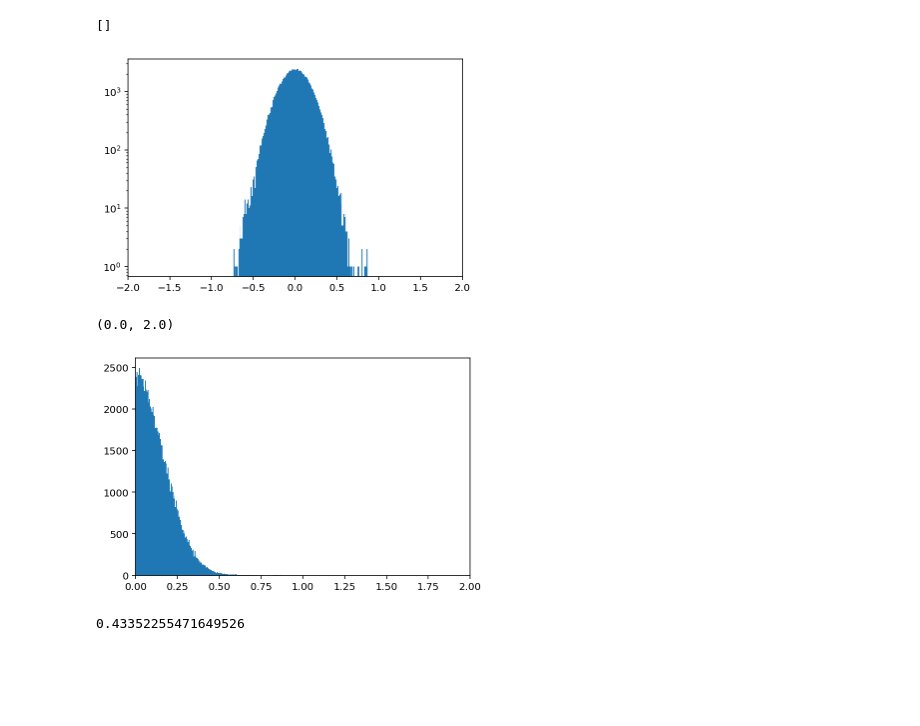
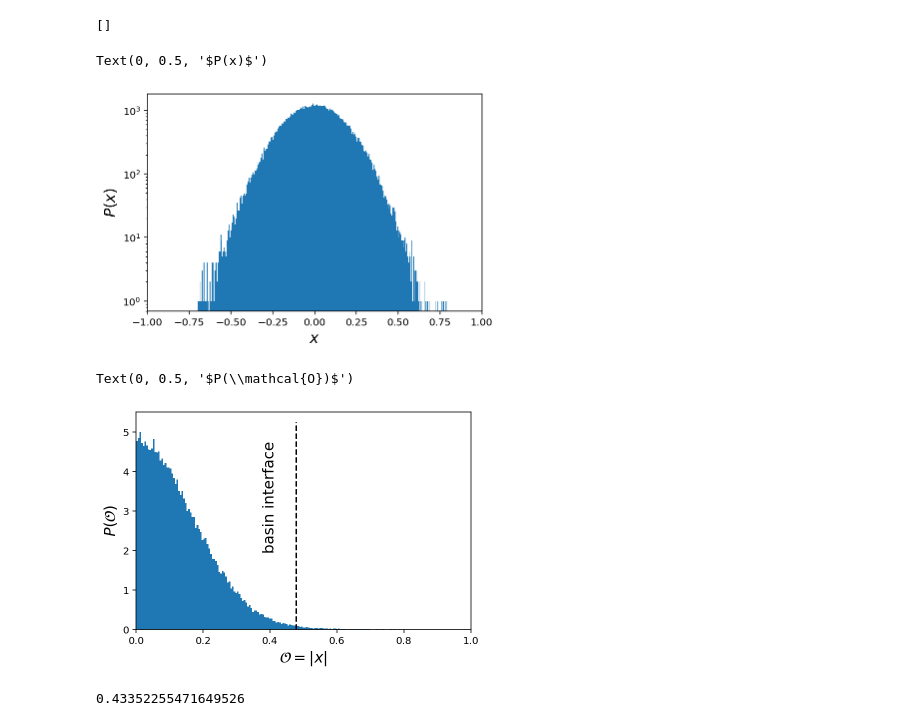
Before and after one commit to ianrgraham/monk, a Jupyter notebook: experiments/forward-flux/particle-hopping.ipynb, the cells around one changed output. Cells and saved outputs as stored; diff of their text form; code cells hidden in the pictures; blank space fills up the shorter version.

```diff
--- a/experiments/forward-flux/particle-hopping.ipynb
+++ b/experiments/forward-flux/particle-hopping.ipynb
@@ -306,7 +306,7 @@ plt.plot(x, rv.pdf(x))
 # %%
 sim = FFTestSim(0.40, rng, op, force_0, threshold=1.0, dt=0.1)
 # %%
-sim.basin = sim.sample_basin(10_000, quant=0.99)
+sim.basin = sim.sample_basin(100_000, quant=0.995)
 # %%
 sim.x
 # %% [output]
@@ -318,5 +318,5 @@ sim.basin
 # %%
-ff_data = sim.run_ff(100, 1000, 0.05)
+ff_data = sim.run_ff(10, 1000, 0.05)
 # %% [output]
 state: 0
 state: 1
@@ -406,18 +415,25 @@ sim.out_op
 # %% [output]
 []
 # %%
-plt.hist(sim.out_x, bins=np.linspace(-2.0, 2.0, 400))
-plt.xlim(-2.0, 2.0)
+plt.hist(sim.out_x, bins=np.linspace(-1.0, 1.0, 400))
+plt.xlim(-1.0, 1.0)
 plt.yscale('log')
+plt.xlabel(r"$x$", size=15)
+plt.ylabel(r"$P(x)$", size=15)
 # %% [output]
+Text(0, 0.5, '$P(x)$')
-[figure, old version]
+[figure, new version]
 # %%
-plt.hist(sim.out_op, bins=np.linspace(0.0, 2.0, 400))
-plt.xlim(0.0, 2.0)
+plt.hist(sim.out_op, bins=np.linspace(0.0, 1.0, 200), density=True)
+plt.xlim(0.0, 1.0)
 # plt.yscale('log')
+plt.vlines(sim.basin, *plt.ylim(), "k", linestyles="--")
+plt.text(sim.basin-.1, 2, "basin interface", size=15, rotation=90)
+plt.xlabel(r"$\mathcal{O}=|x|$", size=15)
+plt.ylabel(r"$P(\mathcal{O})$", size=15)
 # %% [output]
-(0.0, 2.0)
+Text(0, 0.5, '$P(\\mathcal{O})$')
-[figure, old version]
+[figure, new version]
 # %%
 np.quantile(sim.out_op, 0.99)
 # %% [output]
```
Also changed, not shown: parts of 15 cells of this notebook, 8 other files.
